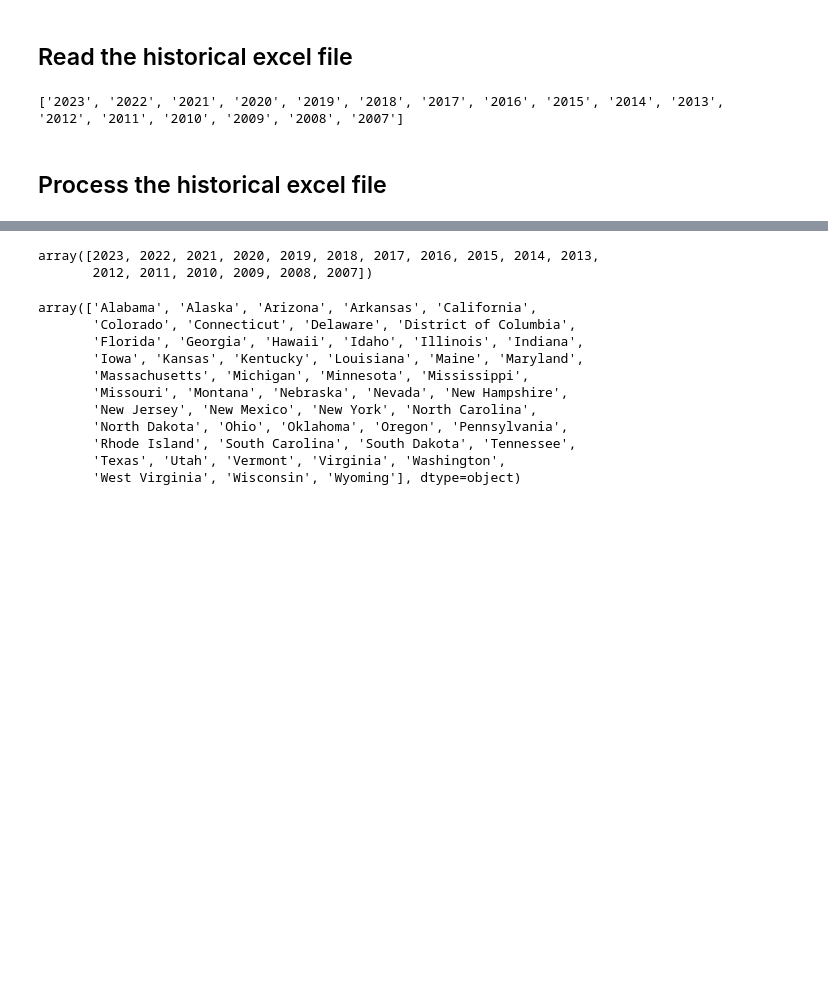
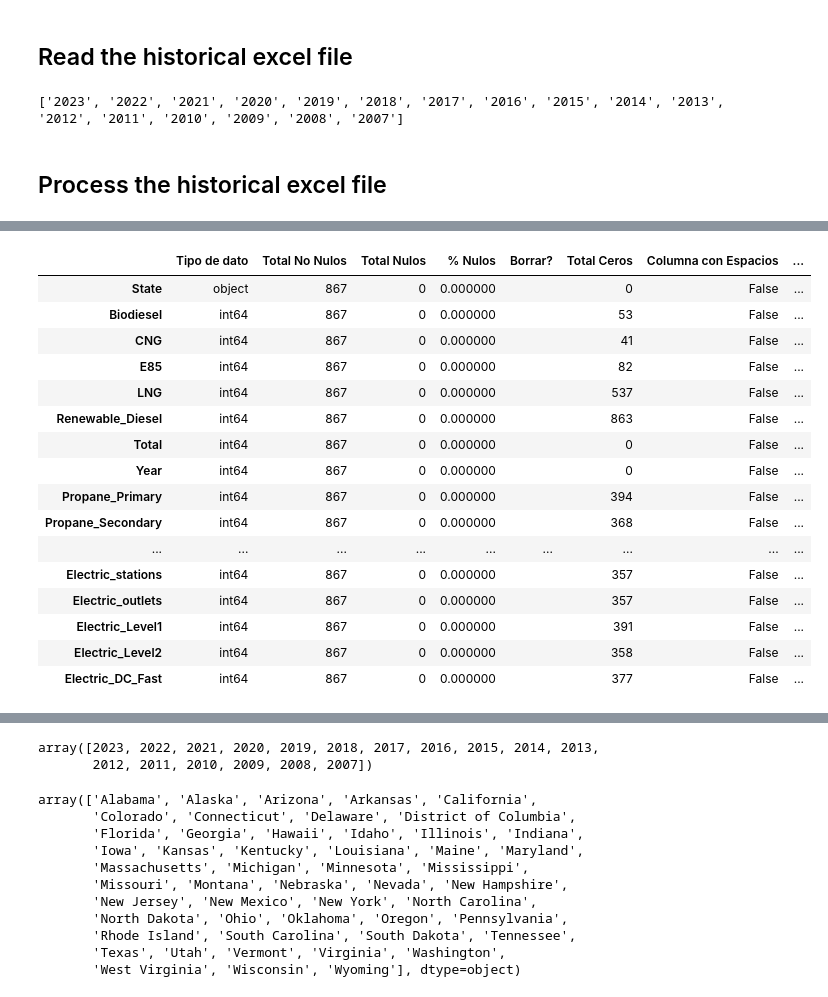
Before and after one commit to omanofx/portfolio, a Jupyter notebook: data_wrangling/data_cleaning.ipynb, the cells around one changed output, grey strips where cells are left out. Drawn from its saved outputs; the diff is of its cells as text; code cells hidden in the pictures; blank space fills up the shorter version.

```diff
--- a/data_wrangling/data_cleaning.ipynb
+++ b/data_wrangling/data_cleaning.ipynb
@@ -435,13 +435,13 @@ try:
         if year_sheet in range(2007, 2014):
             df_hojas.columns = ['State', 'Biodiesel', 'CNG', 'E85', 'Electric', 'Hydrogen', 'LNG', 'Propane', 'Total']
             # Agregar una nueva columna 'Renewable Diesel'
-            df_hojas.insert(8, 'Renewable Diesel', np.NaN)
+            df_hojas.insert(8, 'Renewable_Diesel', np.NaN)
 
             # Procesar hoja excel
             df_ok = procesar_hoja(df_hojas)
 
         elif year_sheet in range(2014,2099):
-            df_hojas.columns = ['State', 'Biodiesel', 'CNG', 'E85', 'Electric', 'Hydrogen', 'LNG', 'Propane','Renewable Diesel', 'Total']
+            df_hojas.columns = ['State', 'Biodiesel', 'CNG', 'E85', 'Electric', 'Hydrogen', 'LNG', 'Propane','Renewable_Diesel', 'Total']
 
             # Procesar hoja excel
             df_ok = procesar_hoja(df_hojas)
@@ -525 +525,21 @@ Reindexando el DataFrame final
+# %%
+analizar_dataframe(df_historico, 100)
+# %% [output]
+|  | Tipo de dato | Total No Nulos | Total Nulos | % Nulos | Borrar? | Total Ceros | Columna con Espacios | ... |
+| State | object | 867 | 0 | 0.000000 |  | 0 | False | ... |
+| Biodiesel | int64 | 867 | 0 | 0.000000 |  | 53 | False | ... |
+| CNG | int64 | 867 | 0 | 0.000000 |  | 41 | False | ... |
+| E85 | int64 | 867 | 0 | 0.000000 |  | 82 | False | ... |
+| LNG | int64 | 867 | 0 | 0.000000 |  | 537 | False | ... |
+| Renewable_Diesel | int64 | 867 | 0 | 0.000000 |  | 863 | False | ... |
+| Total | int64 | 867 | 0 | 0.000000 |  | 0 | False | ... |
+| Year | int64 | 867 | 0 | 0.000000 |  | 0 | False | ... |
+| Propane_Primary | int64 | 867 | 0 | 0.000000 |  | 394 | False | ... |
+| Propane_Secondary | int64 | 867 | 0 | 0.000000 |  | 368 | False | ... |
+| ... | ... | ... | ... | ... | ... | ... | ... | ... |
+| Electric_stations | int64 | 867 | 0 | 0.000000 |  | 357 | False | ... |
+| Electric_outlets | int64 | 867 | 0 | 0.000000 |  | 357 | False | ... |
+| Electric_Level1 | int64 | 867 | 0 | 0.000000 |  | 391 | False | ... |
+| Electric_Level2 | int64 | 867 | 0 | 0.000000 |  | 358 | False | ... |
+| Electric_DC_Fast | int64 | 867 | 0 | 0.000000 |  | 377 | False | ... |
 # %%
```
Also changed, not shown: parts of 7 cells of this notebook.
